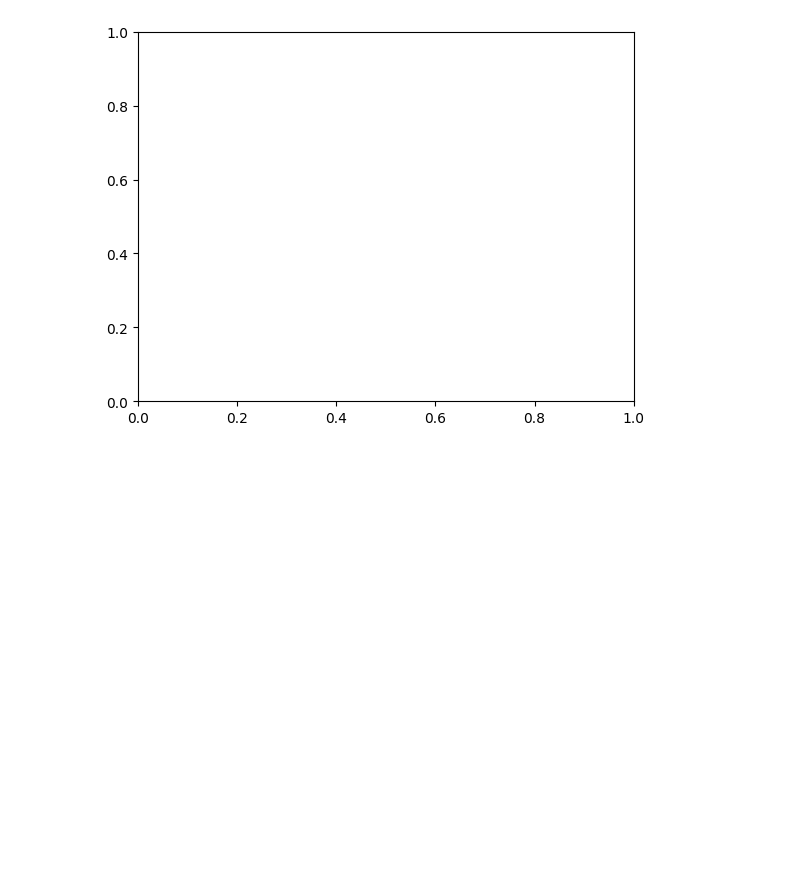
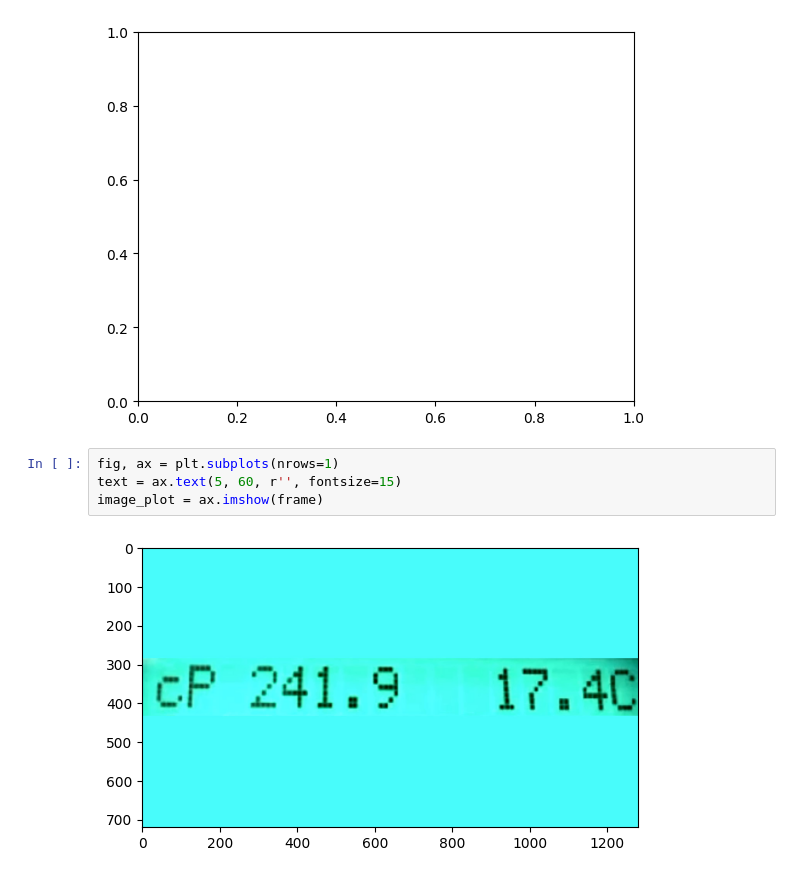
Before and after one commit to EnglishBeach/Diplom-work, a Jupyter notebook: Video_process/to_frames.ipynb, the cells around one changed output. Saved outputs shown, nothing was run; the diff lists cells and outputs as text; blank space fills up the shorter version.

Commit message:
fixes add recognize text

```diff
--- a/Video_process/to_frames.ipynb
+++ b/Video_process/to_frames.ipynb
@@ -108,3 +108,9 @@ plt.show()
 # %% [output]
 error: OpenCV(4.8.1) D:\a\opencv-python\opencv-python\opencv\modules\imgproc\src\color.cpp:182: error: (-215:Assertion failed) !_src.empty() in function 'cv::cvtColor'
 [figure]
+# %%
+fig, ax = plt.subplots(nrows=1)
+text = ax.text(5, 60, r'', fontsize=15)
+image_plot = ax.imshow(frame)
+# %% [output]
+[figure, added]
```
Also changed, not shown: parts of 1 cell of this notebook, 1 other file.
